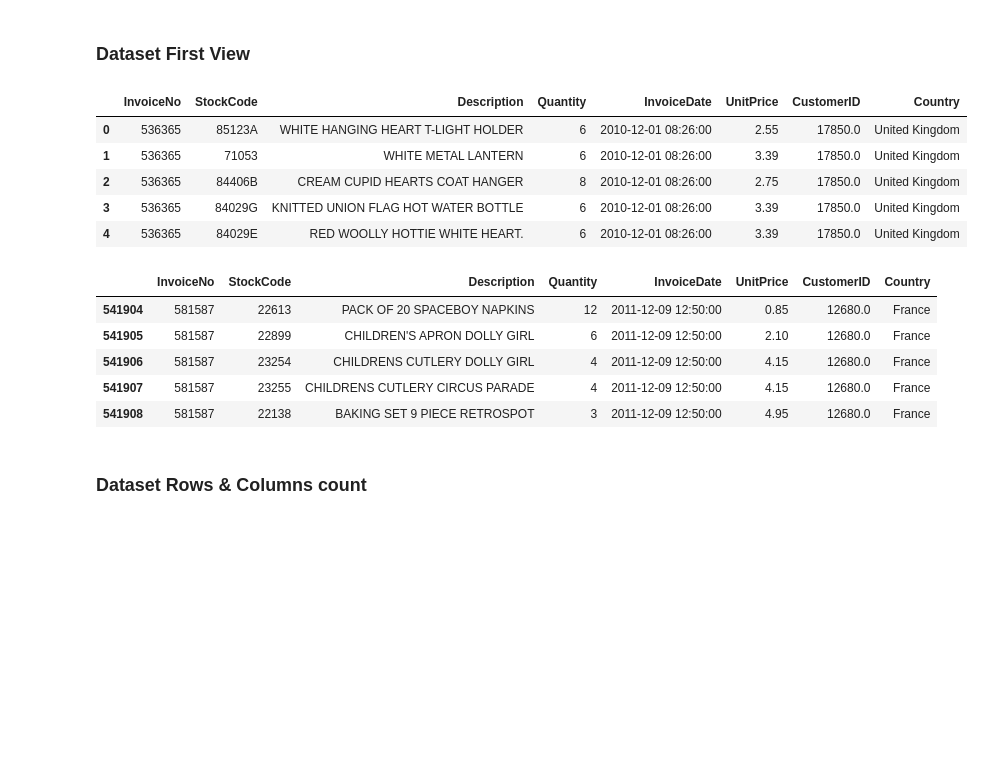
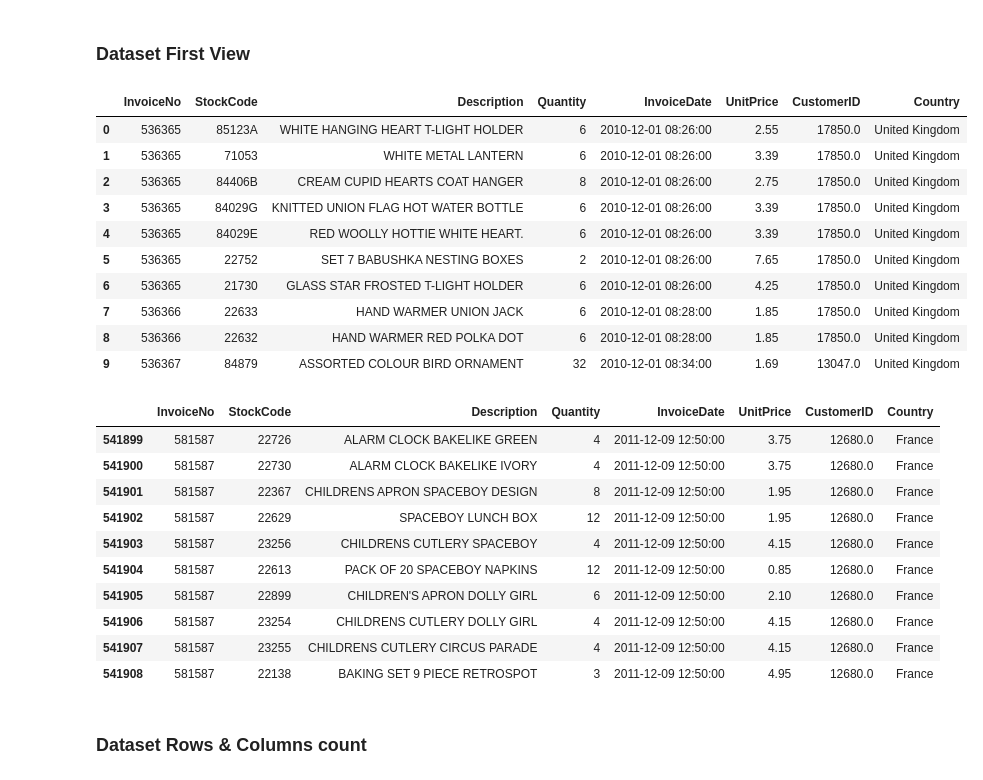
Before and after one commit to kd0176/Online-Retail-Customer-Segmentation, a Jupyter notebook: Online_Retail_Customer_Segmentation.ipynb, the cells around one changed output. Cells and saved outputs as stored; diff of their text form; code cells hidden in the pictures; blank space fills up the shorter version.

```diff
--- a/Online_Retail_Customer_Segmentation.ipynb
+++ b/Online_Retail_Customer_Segmentation.ipynb
@@ -119,18 +119,28 @@ df = pd.read_excel(url)
 ### Dataset First View
 # %%
 # Dataset First Look
-df.head()
+df.head(10)
 # %% [output]
 |  | InvoiceNo | StockCode | Description | Quantity | InvoiceDate | UnitPrice | CustomerID | Country |
 | 0 | 536365 | 85123A | WHITE HANGING HEART T-LIGHT HOLDER | 6 | 2010-12-01 08:26:00 | 2.55 | 17850.0 | United Kingdom |
 | 1 | 536365 | 71053 | WHITE METAL LANTERN | 6 | 2010-12-01 08:26:00 | 3.39 | 17850.0 | United Kingdom |
 | 2 | 536365 | 84406B | CREAM CUPID HEARTS COAT HANGER | 8 | 2010-12-01 08:26:00 | 2.75 | 17850.0 | United Kingdom |
 | 3 | 536365 | 84029G | KNITTED UNION FLAG HOT WATER BOTTLE | 6 | 2010-12-01 08:26:00 | 3.39 | 17850.0 | United Kingdom |
 | 4 | 536365 | 84029E | RED WOOLLY HOTTIE WHITE HEART. | 6 | 2010-12-01 08:26:00 | 3.39 | 17850.0 | United Kingdom |
+| 5 | 536365 | 22752 | SET 7 BABUSHKA NESTING BOXES | 2 | 2010-12-01 08:26:00 | 7.65 | 17850.0 | United Kingdom |
+| 6 | 536365 | 21730 | GLASS STAR FROSTED T-LIGHT HOLDER | 6 | 2010-12-01 08:26:00 | 4.25 | 17850.0 | United Kingdom |
+| 7 | 536366 | 22633 | HAND WARMER UNION JACK | 6 | 2010-12-01 08:28:00 | 1.85 | 17850.0 | United Kingdom |
+| 8 | 536366 | 22632 | HAND WARMER RED POLKA DOT | 6 | 2010-12-01 08:28:00 | 1.85 | 17850.0 | United Kingdom |
+| 9 | 536367 | 84879 | ASSORTED COLOUR BIRD ORNAMENT | 32 | 2010-12-01 08:34:00 | 1.69 | 13047.0 | United Kingdom |
 # %%
-df.tail()
+df.tail(10)
 # %% [output]
 |  | InvoiceNo | StockCode | Description | Quantity | InvoiceDate | UnitPrice | CustomerID | Country |
+| 541899 | 581587 | 22726 | ALARM CLOCK BAKELIKE GREEN | 4 | 2011-12-09 12:50:00 | 3.75 | 12680.0 | France |
+| 541900 | 581587 | 22730 | ALARM CLOCK BAKELIKE IVORY | 4 | 2011-12-09 12:50:00 | 3.75 | 12680.0 | France |
+| 541901 | 581587 | 22367 | CHILDRENS APRON SPACEBOY DESIGN | 8 | 2011-12-09 12:50:00 | 1.95 | 12680.0 | France |
+| 541902 | 581587 | 22629 | SPACEBOY LUNCH BOX | 12 | 2011-12-09 12:50:00 | 1.95 | 12680.0 | France |
+| 541903 | 581587 | 23256 | CHILDRENS CUTLERY SPACEBOY | 4 | 2011-12-09 12:50:00 | 4.15 | 12680.0 | France |
 | 541904 | 581587 | 22613 | PACK OF 20 SPACEBOY NAPKINS | 12 | 2011-12-09 12:50:00 | 0.85 | 12680.0 | France |
 | 541905 | 581587 | 22899 | CHILDREN'S APRON DOLLY GIRL | 6 | 2011-12-09 12:50:00 | 2.10 | 12680.0 | France |
 | 541906 | 581587 | 23254 | CHILDRENS CUTLERY DOLLY GIRL | 4 | 2011-12-09 12:50:00 | 4.15 | 12680.0 | France |
```
Also changed, not shown: parts of 28 cells of this notebook.
